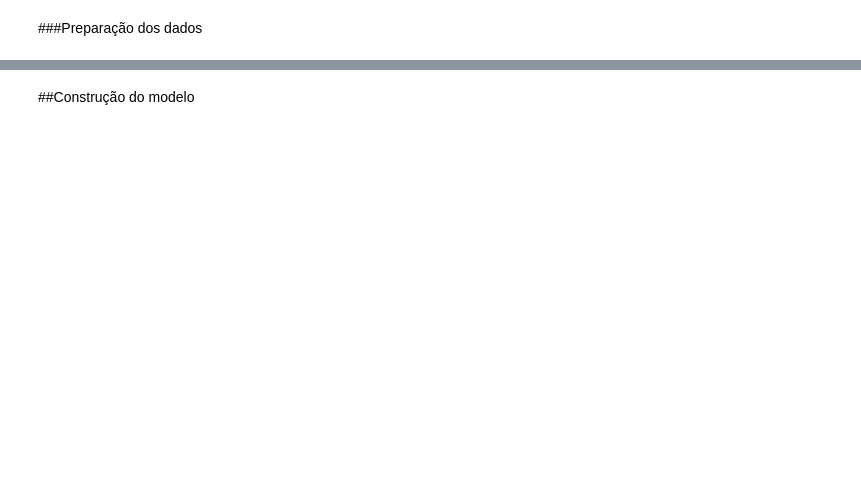
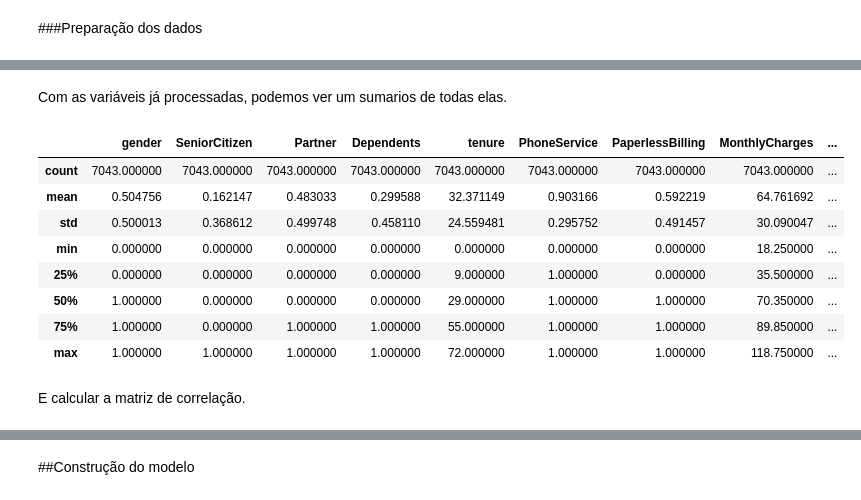
Before and after one commit to jvataidee/MachineLearning, a Jupyter notebook: Churn_Prediction_para_uma_empresa_de_Telecomunicações.ipynb, the cells around one changed output, grey strips where cells are left out. Drawn from its saved outputs; the diff is of its cells as text; code cells hidden in the pictures; blank space fills up the shorter version.

```diff
--- a/Churn_Prediction_para_uma_empresa_de_Telecomunicações.ipynb
+++ b/Churn_Prediction_para_uma_empresa_de_Telecomunicações.ipynb
@@ -282,0 +282,18 @@ plt.show()
+# %%
+#Copiar o dataset
+df_model = df_new.copy()
+# %%
+#Identificar binários das colunas
+binary = df_model.nunique()[df_model.nunique() == 2].keys().tolist()
+
+#Identificar número de variáveis para cada coluna
+numb_val = [col for col in df_model.select_dtypes(['int', 'float']).columns.tolist() if col not in binary]
+
+#Identificar colunas com mais de uma variáveis categoricas
+val_cate = [col for col in df_model.columns.tolist() if col not in binary + numb_val]
+# %%
+#Ecoding o dataset
+label = LabelEncoder()
+
+for i in binary:
+  df_model[i] = label.fit_transform(df_model[i])
@@ -282,0 +308,3 @@ plt.show()
+# %%
+#Ecoding para mais de duas variavel categorica
+df_model = pd.get_dummies(df_model, columns = val_cate)
@@ -282,0 +320,16 @@ plt.show()
+# %% [markdown]
+Com as variáveis já processadas, podemos ver um sumarios de todas elas.
+# %%
+df_model.describe()
+# %% [output]
+|  | gender | SeniorCitizen | Partner | Dependents | tenure | PhoneService | PaperlessBilling | MonthlyCharges | ... |
+| count | 7043.000000 | 7043.000000 | 7043.000000 | 7043.000000 | 7043.000000 | 7043.000000 | 7043.000000 | 7043.000000 | ... |
+| mean | 0.504756 | 0.162147 | 0.483033 | 0.299588 | 32.371149 | 0.903166 | 0.592219 | 64.761692 | ... |
+| std | 0.500013 | 0.368612 | 0.499748 | 0.458110 | 24.559481 | 0.295752 | 0.491457 | 30.090047 | ... |
+| min | 0.000000 | 0.000000 | 0.000000 | 0.000000 | 0.000000 | 0.000000 | 0.000000 | 18.250000 | ... |
+| 25% | 0.000000 | 0.000000 | 0.000000 | 0.000000 | 9.000000 | 1.000000 | 0.000000 | 35.500000 | ... |
+| 50% | 1.000000 | 0.000000 | 0.000000 | 0.000000 | 29.000000 | 1.000000 | 1.000000 | 70.350000 | ... |
+| 75% | 1.000000 | 0.000000 | 1.000000 | 1.000000 | 55.000000 | 1.000000 | 1.000000 | 89.850000 | ... |
+| max | 1.000000 | 1.000000 | 1.000000 | 1.000000 | 72.000000 | 1.000000 | 1.000000 | 118.750000 | ... |
+# %% [markdown]
+E calcular a matriz de correlação.
```
Also changed, not shown: parts of 18 cells of this notebook.
